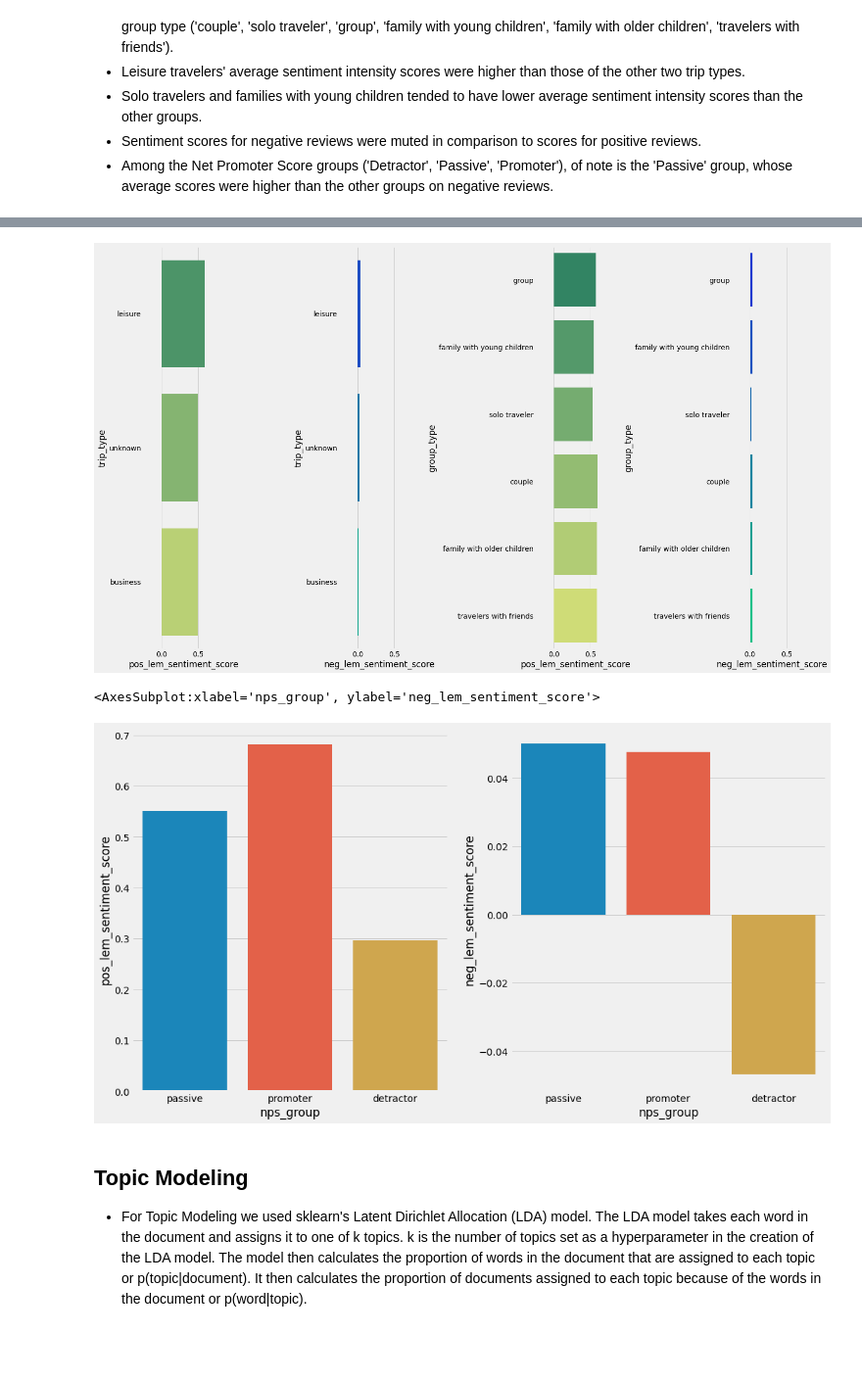
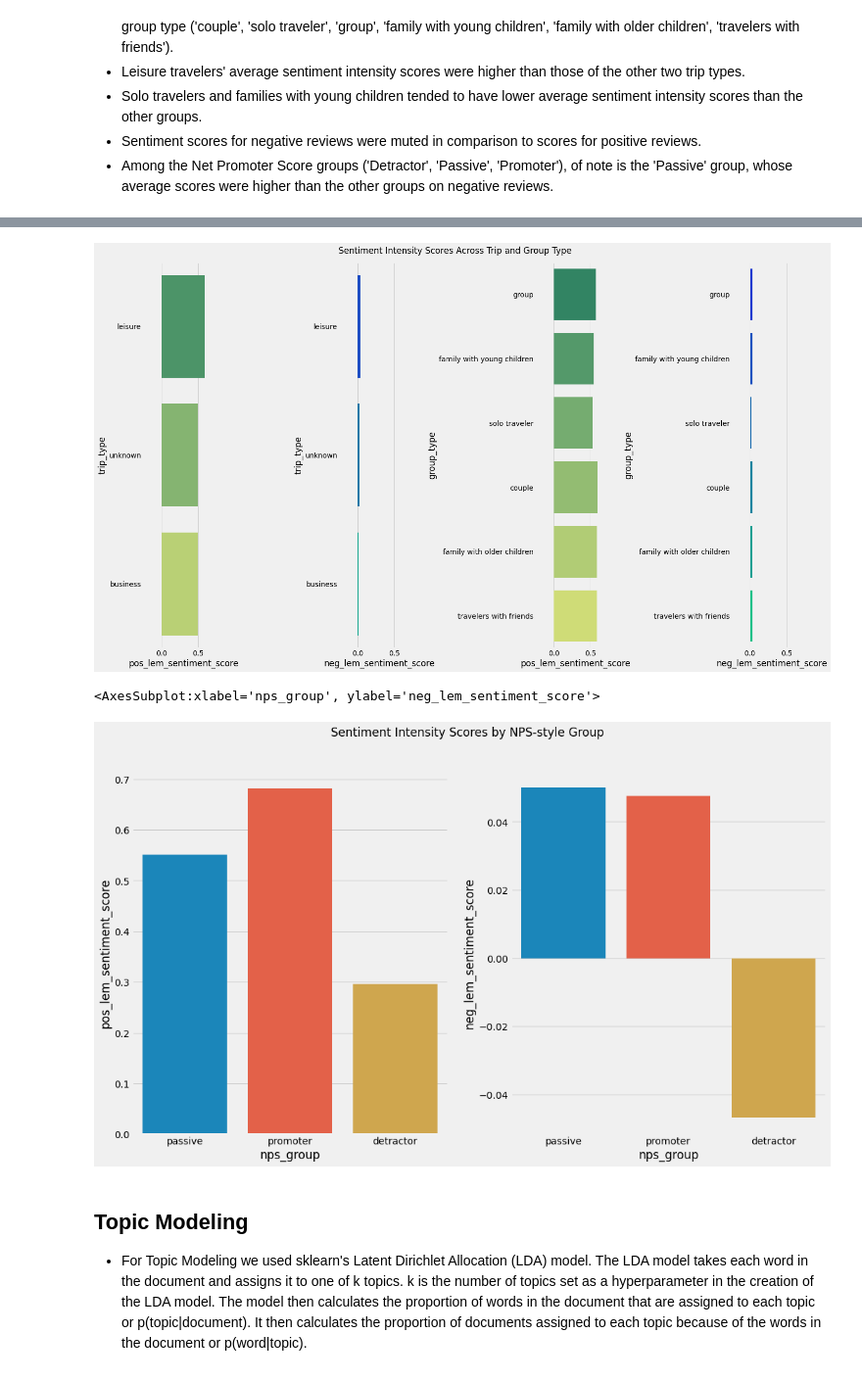
Before and after one commit to InPersonAnalysis/customer_review_capston, a Jupyter notebook: final_notebook.ipynb, the cells around one changed output, grey strips where cells are left out. Shown at 98% size. Cells and saved outputs as stored; diff of their text form; code cells hidden in the pictures; blank space fills up the shorter version.

```diff
--- a/final_notebook.ipynb
+++ b/final_notebook.ipynb
@@ -87,6 +87,10 @@ Text(0.5, 0, 'Percentage of customers')
 
 Looking at the chart above, 81% of the customers who gave a review were on a leisure trip. Understanding the purpose of the customers stay can help the hotel to cater to the needs of customers most likely to give a review.
 # %%
+# fill nulls in nights_stayed variable and cast as integer
+df.nights_stayed = df.nights_stayed.fillna(1)
+df.nights_stayed = df.nights_stayed.astype('int64')
+
 #visualize the number of customers by number of nights stayed
 ax = df.nights_stayed.value_counts().plot.bar()
 # set y-axis to percentages
@@ -95,5 +99,6 @@ plt.title('~81% of Customers Stayed for 3 Nights or Less')
 plt.xlim(-1, 10)
 # label x-axis
 plt.xlabel('Number of nights stayed')
+plt.xticks(rotation=0)
 plt.show()
 # %% [output]
@@ -382,6 +371,8 @@ The scores range from -1 to 1, -1 being the most negative, and 1 being the most
 # %%
 plt.figure(figsize=(20,12))
+plt.suptitle('Sentiment Intensity Scores Across Trip and Group Type')
 
+#Compare trip type and positive sentiment score
 plt.subplot(141)
 plt.xlim(-.25, .85)
 sns.barplot(data=df, y= 'trip_type', x= 'pos_lem_sentiment_score', ci=False, palette='summer')
@@ -392,32 +383,32 @@ plt.subplot(143)
 plt.xlim(-.25, .85)
 sns.barplot(data=df, y= 'group_type', x= 'pos_lem_sentiment_score', ci= False, palette='summer')
 
-# Show tags (trip and group type) against negative sentiment score
-
+#Compare trip type and negative sentiment score
 plt.subplot(142)
 plt.xlim(-.25, .85)
 sns.barplot(data=df, y= 'trip_type', x= 'neg_lem_sentiment_score', ci=False, palette='winter')
 
+#Compare group type and negative sentiment score
 plt.subplot(144)
 plt.xlim(-.25, .85)
 sns.barplot(data=df, y= 'group_type', x= 'neg_lem_sentiment_score', ci= False, palette='winter')
-#plt.xticks(rotation=90)
+
 plt.tight_layout()
 # %% [output]
-[figure, old version]
+[figure, new version]
 # %%
 #Compare NPS group and positive sentiment score
 plt.figure(figsize=(16,9))
-
+plt.suptitle('Sentiment Intensity Scores by NPS-style Group')
 plt.subplot(121)
 sns.barplot(data=df, x='nps_group', y='pos_lem_sentiment_score', ci=False)
 
 #Compare NPS group and negative sentiment score
 plt.subplot(122)
 sns.barplot(data=df, x='nps_group', y='neg_lem_sentiment_score', ci=False)
 # %% [output]
 <AxesSubplot:xlabel='nps_group', ylabel='neg_lem_sentiment_score'>
-[figure, old version]
+[figure, new version]
 # %% [markdown]
 ## Topic Modeling
 
```
Also changed, not shown: parts of 12 cells of this notebook.
